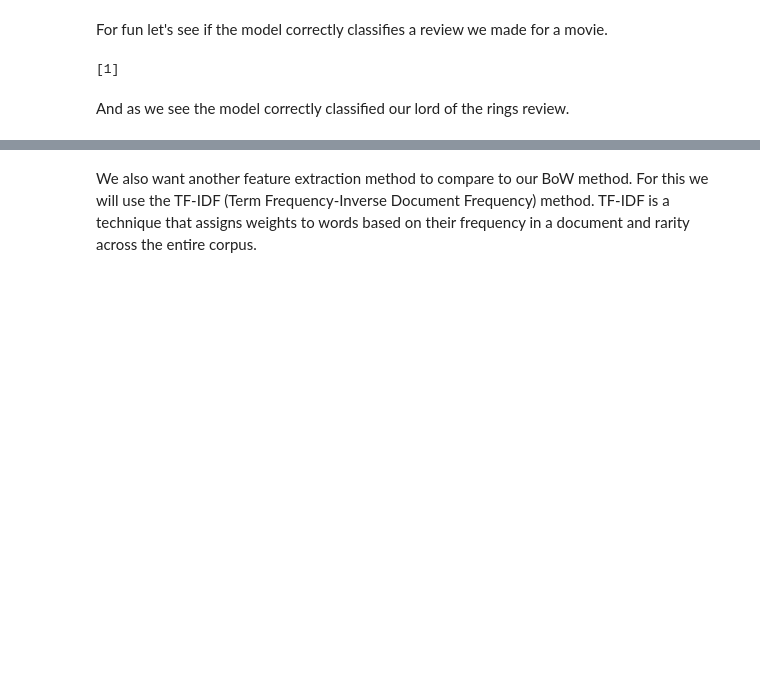
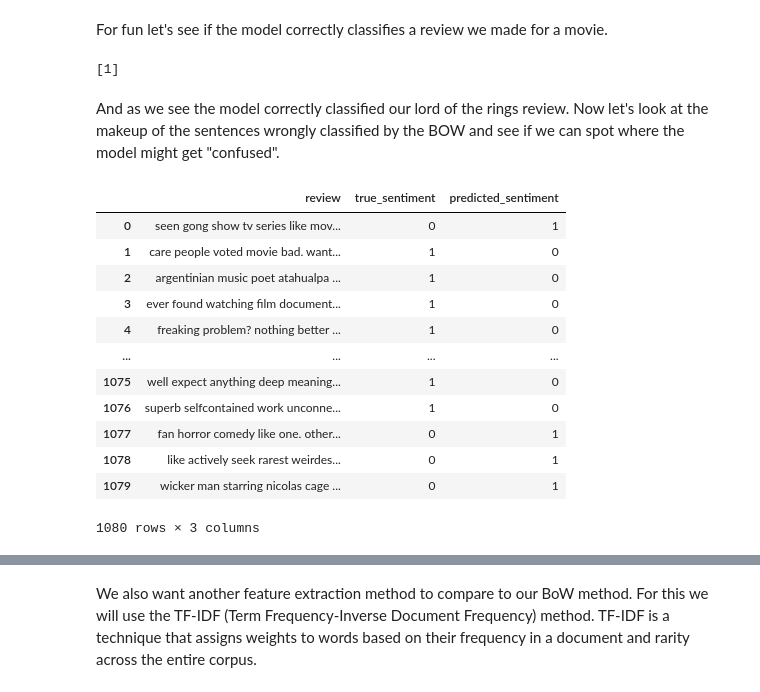
Before and after one commit to SuleymanIII/IMDBMOVIES, a Jupyter notebook: Project.ipynb, the cells around one changed output, grey strips where cells are left out. Saved outputs shown, nothing was run; the diff lists cells and outputs as text; code cells hidden in the pictures; blank space fills up the shorter version.

Commit message:
pattern analysis van verkeerd classified
d

```diff
--- a/Project.ipynb
+++ b/Project.ipynb
@@ -552,4 +552,30 @@ print(pred)
 # %% [output]
 [1]
 # %% [markdown]
-And as we see the model correctly classified our lord of the rings review.
+And as we see the model correctly classified our lord of the rings review. Now let's look at the makeup of the sentences wrongly classified by the BOW and see if we can spot where the model might get "confused".
+# %%
+misclassified_instances = []
+
+for review, true_label, predicted_label in zip(dftest['review'], y_test, regression.predict(X_test)):
+    if true_label != predicted_label:
+        misclassified_instances.append({'review': review,
+                                        'true_sentiment': true_label,
+                                        'predicted_sentiment': predicted_label})
+
+misclassified_data = pd.DataFrame(misclassified_instances)
+
+misclassified_data
+# %% [output]
+|  | review | true_sentiment | predicted_sentiment |
+| 0 | seen gong show tv series like mov... | 0 | 1 |
+| 1 | care people voted movie bad. want... | 1 | 0 |
+| 2 | argentinian music poet atahualpa ... | 1 | 0 |
+| 3 | ever found watching film document... | 1 | 0 |
+| 4 | freaking problem? nothing better ... | 1 | 0 |
+| ... | ... | ... | ... |
+| 1075 | well expect anything deep meaning... | 1 | 0 |
+| 1076 | superb selfcontained work unconne... | 1 | 0 |
+| 1077 | fan horror comedy like one. other... | 0 | 1 |
+| 1078 | like actively seek rarest weirdes... | 0 | 1 |
+| 1079 | wicker man starring nicolas cage ... | 0 | 1 |
+1080 rows × 3 columns
```
Also changed, not shown: parts of 17 cells of this notebook.
